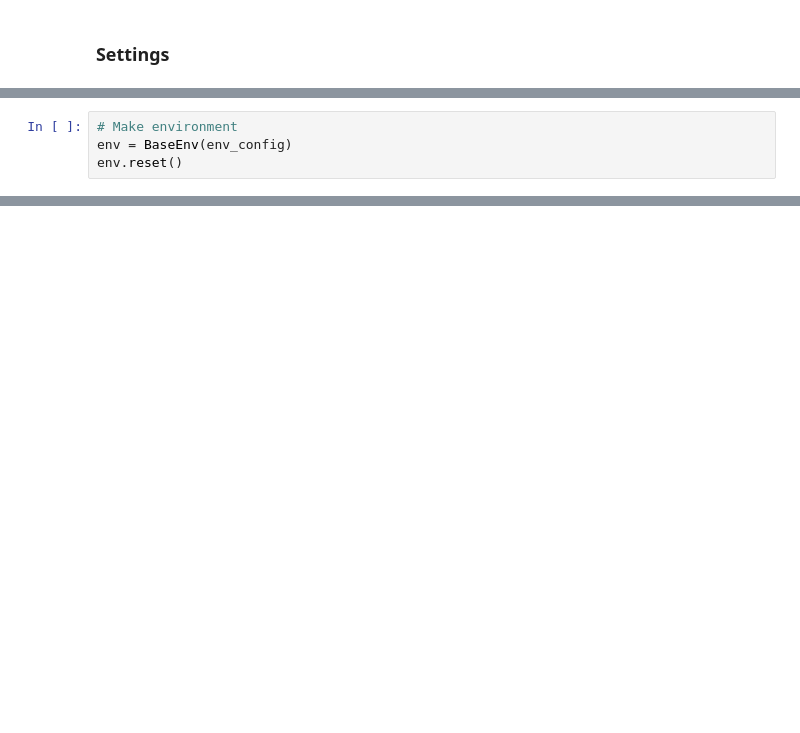
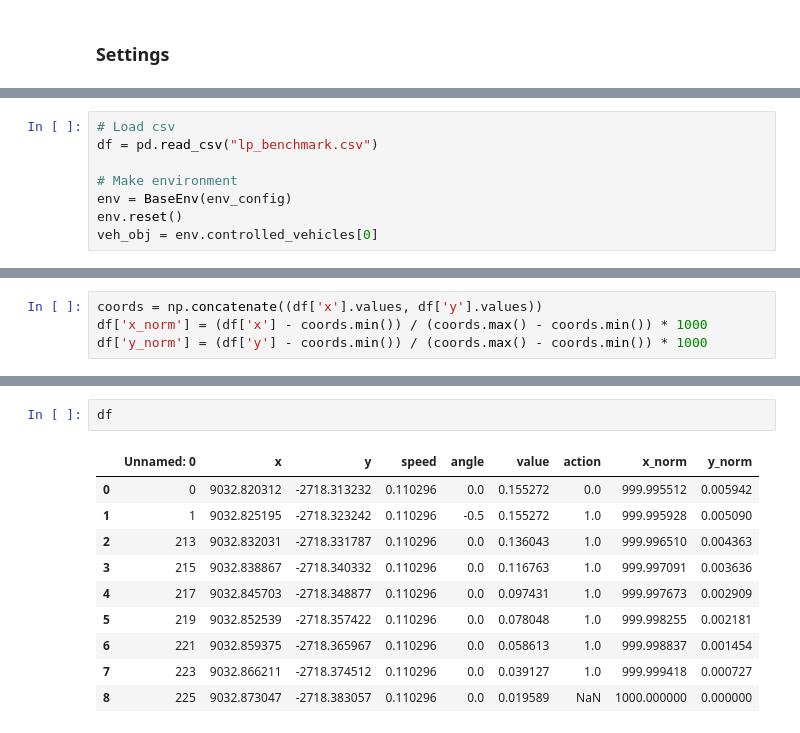
Before and after one commit to facebookresearch/nocturne, a Jupyter notebook: notebooks/lp_benchmark.ipynb, the cells around one changed output, grey strips where cells are left out. Drawn from its saved outputs; the diff is of its cells as text; blank space fills up the shorter version.

Commit message:
Update LP benchmark implementation

```diff
--- a/notebooks/lp_benchmark.ipynb
+++ b/notebooks/lp_benchmark.ipynb
@@ -39,4 +300,8 @@ env = BaseEnv(env_config)
 # %%
+# Load csv
+df = pd.read_csv("lp_benchmark.csv")
+
 # Make environment
 env = BaseEnv(env_config)
 env.reset()
+veh_obj = env.controlled_vehicles[0]
@@ -268,0 +345,4 @@ Optimal Path
+# %%
+coords = np.concatenate((df['x'].values, df['y'].values))
+df['x_norm'] = (df['x'] - coords.min()) / (coords.max() - coords.min()) * 1000
+df['y_norm'] = (df['y'] - coords.min()) / (coords.max() - coords.min()) * 1000
@@ -268,0 +359,13 @@ Optimal Path
+# %%
+df
+# %% [output]
+|  | Unnamed: 0 | x | y | speed | angle | value | action | x_norm | y_norm |
+| 0 | 0 | 9032.820312 | -2718.313232 | 0.110296 | 0.0 | 0.155272 | 0.0 | 999.995512 | 0.005942 |
+| 1 | 1 | 9032.825195 | -2718.323242 | 0.110296 | -0.5 | 0.155272 | 1.0 | 999.995928 | 0.005090 |
+| 2 | 213 | 9032.832031 | -2718.331787 | 0.110296 | 0.0 | 0.136043 | 1.0 | 999.996510 | 0.004363 |
+| 3 | 215 | 9032.838867 | -2718.340332 | 0.110296 | 0.0 | 0.116763 | 1.0 | 999.997091 | 0.003636 |
+| 4 | 217 | 9032.845703 | -2718.348877 | 0.110296 | 0.0 | 0.097431 | 1.0 | 999.997673 | 0.002909 |
+| 5 | 219 | 9032.852539 | -2718.357422 | 0.110296 | 0.0 | 0.078048 | 1.0 | 999.998255 | 0.002181 |
+| 6 | 221 | 9032.859375 | -2718.365967 | 0.110296 | 0.0 | 0.058613 | 1.0 | 999.998837 | 0.001454 |
+| 7 | 223 | 9032.866211 | -2718.374512 | 0.110296 | 0.0 | 0.039127 | 1.0 | 999.999418 | 0.000727 |
+| 8 | 225 | 9032.873047 | -2718.383057 | 0.110296 | 0.0 | 0.019589 | NaN | 1000.000000 | 0.000000 |
```
Also changed, not shown: parts of 29 cells of this notebook, 1 other file.
